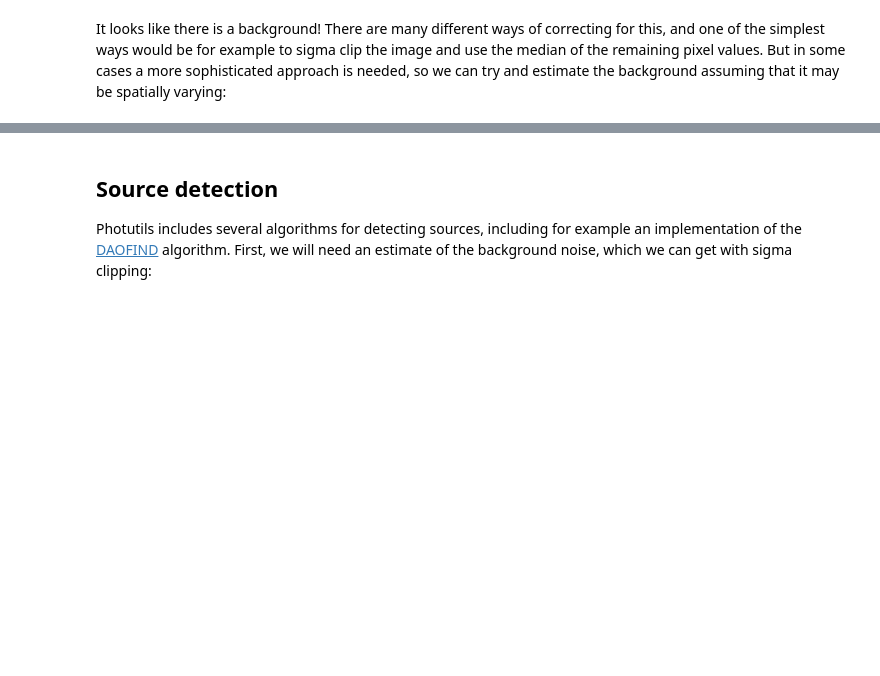
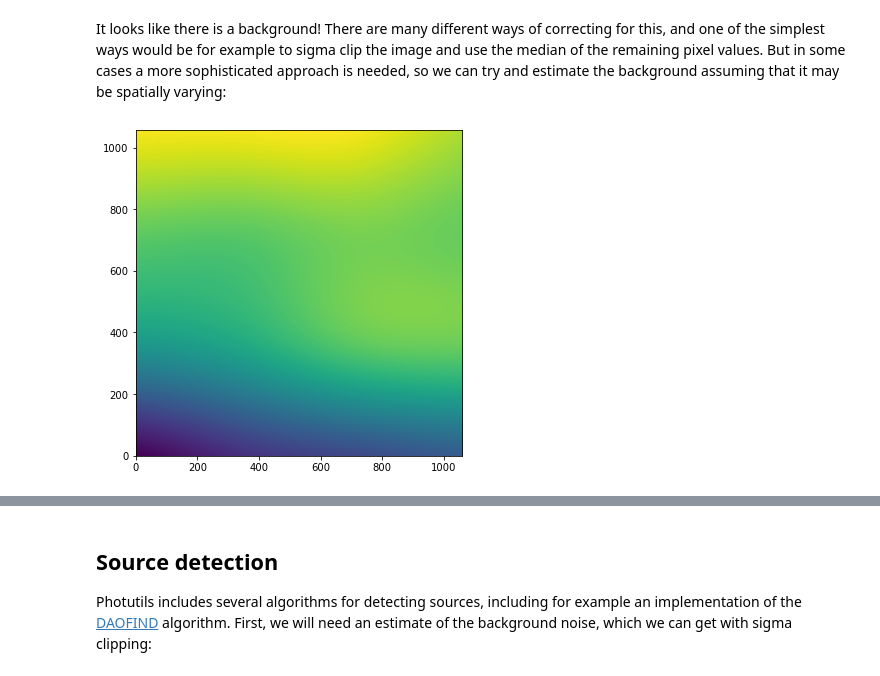
Before and after one commit to maria8ch/ASTR497, a Jupyter notebook: astropy_notebooks/14-photometry.ipynb, the cells around one changed output, grey strips where cells are left out. Saved outputs shown, nothing was run; the diff lists cells and outputs as text; code cells hidden in the pictures; blank space fills up the shorter version.

```diff
--- a/astropy_notebooks/14-photometry.ipynb
+++ b/astropy_notebooks/14-photometry.ipynb
@@ -56,0 +72,4 @@ It looks like there is a background! There are many different ways of correcting
+# %%
+plt.imshow(bkg.background);
+# %% [output]
+[figure, added]
```
Also changed, not shown: parts of 19 cells of this notebook.
